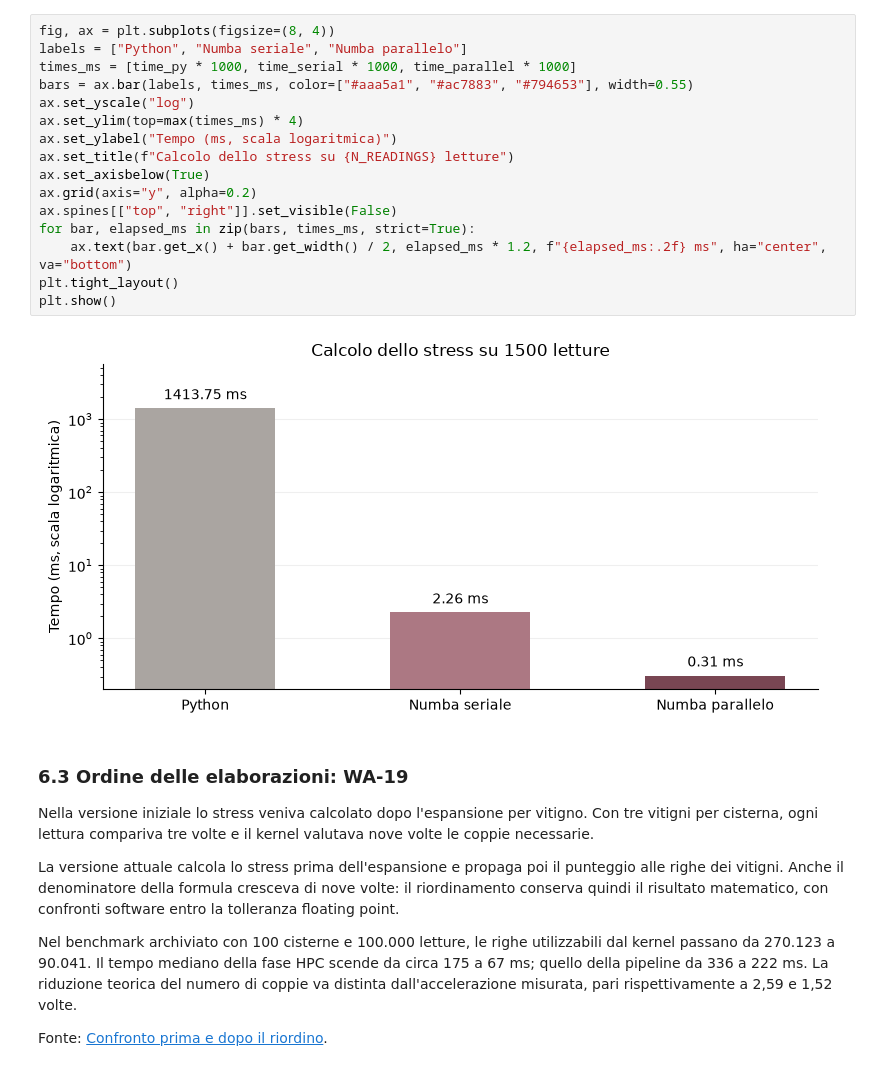
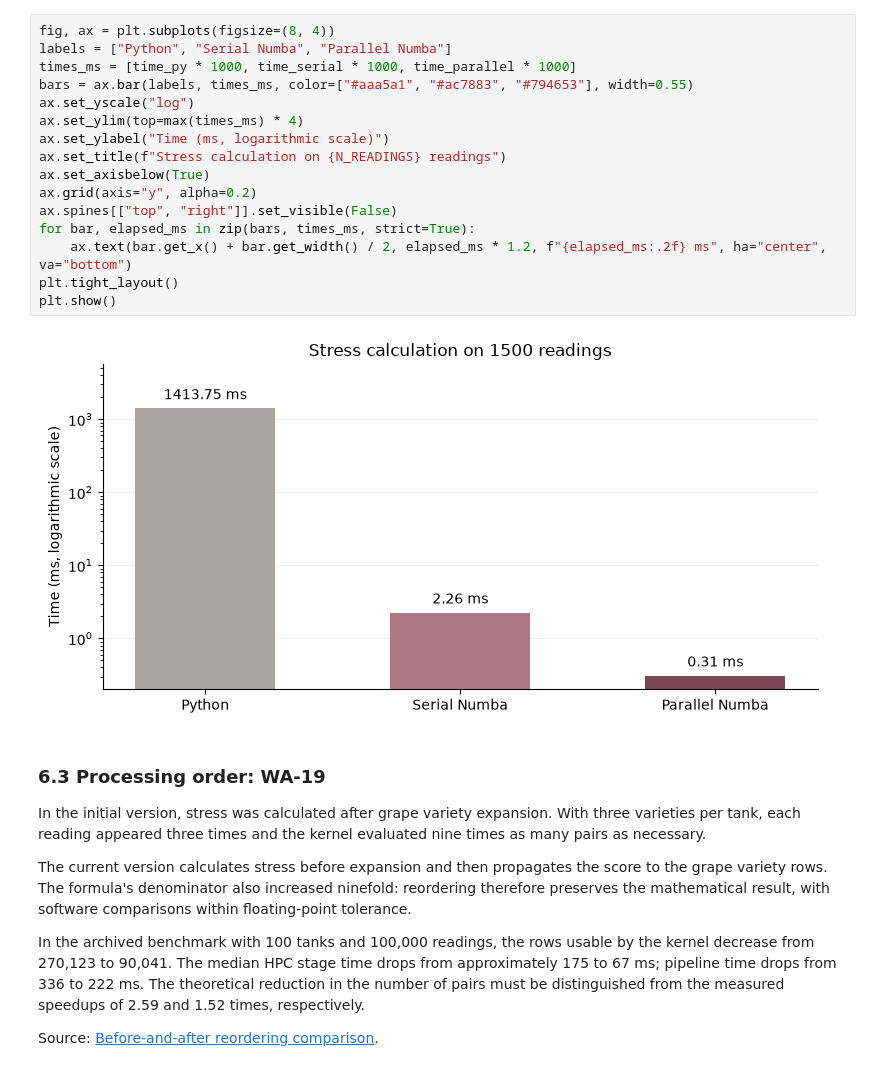
Before and after one commit to fedefranchini/Winery-Adventures, a Jupyter notebook: demo.ipynb, the cells around one changed output. Drawn from its saved outputs; the diff is of its cells as text.

```diff
--- a/demo.ipynb
+++ b/demo.ipynb
@@ -689,29 +689,29 @@ Risultati equivalenti entro la tolleranza impostata. Stress: 4.827210
 # %%
 fig, ax = plt.subplots(figsize=(8, 4))
-labels = ["Python", "Numba seriale", "Numba parallelo"]
+labels = ["Python", "Serial Numba", "Parallel Numba"]
 times_ms = [time_py * 1000, time_serial * 1000, time_parallel * 1000]
 bars = ax.bar(labels, times_ms, color=["#aaa5a1", "#ac7883", "#794653"], width=0.55)
 ax.set_yscale("log")
 ax.set_ylim(top=max(times_ms) * 4)
-ax.set_ylabel("Tempo (ms, scala logaritmica)")
-ax.set_title(f"Calcolo dello stress su {N_READINGS} letture")
+ax.set_ylabel("Time (ms, logarithmic scale)")
+ax.set_title(f"Stress calculation on {N_READINGS} readings")
 ax.set_axisbelow(True)
 ax.grid(axis="y", alpha=0.2)
 ax.spines[["top", "right"]].set_visible(False)
 for bar, elapsed_ms in zip(bars, times_ms, strict=True):
     ax.text(bar.get_x() + bar.get_width() / 2, elapsed_ms * 1.2, f"{elapsed_ms:.2f} ms", ha="center", va="bottom")
 plt.tight_layout()
 plt.show()
 # %% [output]
-[figure, old version]
+[figure, new version]
 # %% [markdown]
-### 6.3 Ordine delle elaborazioni: WA-19
+### 6.3 Processing order: WA-19
 
-Nella versione iniziale lo stress veniva calcolato dopo l'espansione per vitigno. Con tre vitigni per cisterna, ogni lettura compariva tre volte e il kernel valutava nove volte le coppie necessarie.
+In the initial version, stress was calculated after grape variety expansion. With three varieties per tank, each reading appeared three times and the kernel evaluated nine times as many pairs as necessary.
 
-La versione attuale calcola lo stress prima dell'espansione e propaga poi il punteggio alle righe dei vitigni. Anche il denominatore della formula cresceva di nove volte: il riordinamento conserva quindi il risultato matematico, con confronti software entro la tolleranza floating point.
+The current version calculates stress before expansion and then propagates the score to the grape variety rows. The formula's denominator also increased ninefold: reordering therefore preserves the mathematical result, with software comparisons within floating-point tolerance.
 
-Nel benchmark archiviato con 100 cisterne e 100.000 letture, le righe utilizzabili dal kernel passano da 270.123 a 90.041. Il tempo mediano della fase HPC scende da circa 175 a 67 ms; quello della pipeline da 336 a 222 ms. La riduzione teorica del numero di coppie va distinta dall'accelerazione misurata, pari rispettivamente a 2,59 e 1,52 volte.
+In the archived benchmark with 100 tanks and 100,000 readings, the rows usable by the kernel decrease from 270,123 to 90,041. The median HPC stage time drops from approximately 175 to 67 ms; pipeline time drops from 336 to 222 ms. The theoretical reduction in the number of pairs must be distinguished from the measured speedups of 2.59 and 1.52 times, respectively.
 
-Fonte: [Confronto prima e dopo il riordino](docs/benchmark-report.md#reordering-effect-wa-19-beforeafter-comparison).
+Source: [Before-and-after reordering comparison](docs/benchmark-report.md#reordering-effect-wa-19-beforeafter-comparison).
 # %% [markdown]
```
Also changed, not shown: parts of 39 cells of this notebook.
